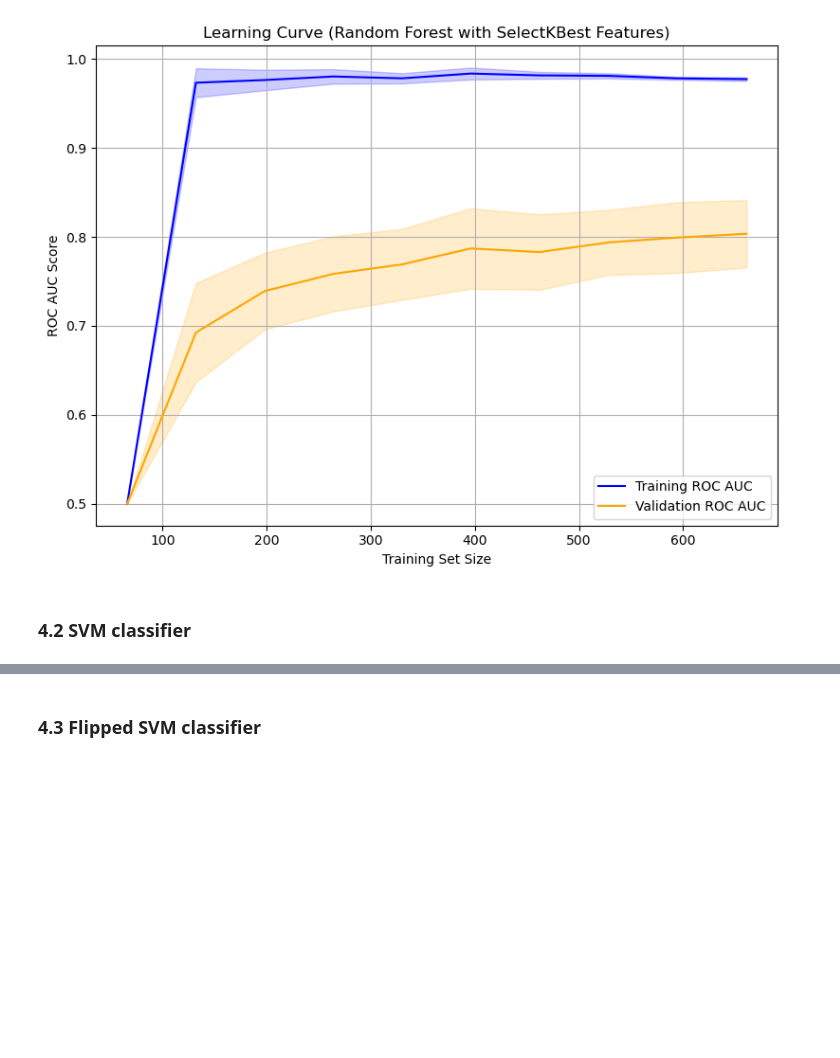
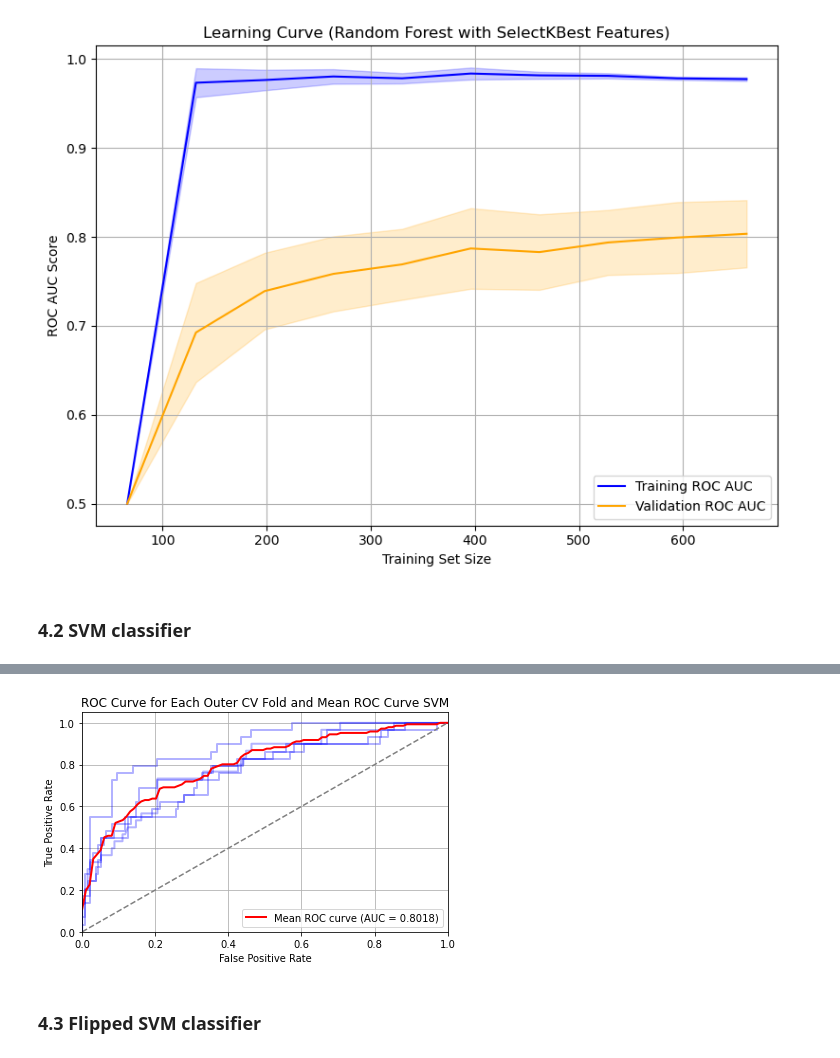
Before and after one commit to A-Bosselaar/TM10007-Machine-Learning-assignment, a Jupyter notebook: assignment_ecg.ipynb, the cells around one changed output, grey strips where cells are left out. Saved outputs shown, nothing was run; the diff lists cells and outputs as text; code cells hidden in the pictures; blank space fills up the shorter version.

Commit message:
Adding curves for the SVM classifiers

```diff
--- a/assignment_ecg.ipynb
+++ b/assignment_ecg.ipynb
@@ -946,9 +946,9 @@ def outer_cv_pipeline_svm(X, y, feature_selection_method, k_features=2100):
         # plt.tight_layout()
         # plt.show()
 
-        fpr, tpr, _ = roc_curve(y_test, svm_probs)
-        roc_auc_svm = auc(fpr, tpr)
-        roc_folds_svm.append((fpr, tpr, roc_auc_svm))
+        fpr_SVM, tpr_SVM, _ = roc_curve(y_test, svm_probs)
+        roc_auc_svm = auc(fpr_SVM, tpr_SVM)
+        roc_folds_svm.append((fpr_SVM, tpr_SVM, roc_auc_svm))
 
         precision_svm, recall_svm, _ = precision_recall_curve(y_test, svm_probs)
         pr_auc_svm = auc(recall_svm, precision_svm)
@@ -1009,3 +1011,29 @@ plt.show()
+# %%
+## ROC curve
+# Plot de ROC-curve voor elke fold met transparante lijnen
+for fpr, tpr, roc_auc in roc_folds_svm:
+    plt.plot(fpr, tpr, lw=2, alpha=0.3, color='blue')  # Transparante lijn voor elke fold
+
+# Bereken en plot de gemiddelde ROC-curve
+mean_fpr = np.linspace(0, 1, 100)
+mean_tpr = np.mean([np.interp(mean_fpr, fpr, tpr) for fpr, tpr, _ in roc_folds_svm], axis=0)
+mean_roc_auc = auc(mean_fpr, mean_tpr)
+plt.plot(mean_fpr, mean_tpr, color='red', lw=2, label=f'Mean ROC curve (AUC = {mean_roc_auc:.4f})')
+
+# Voeg de diagonale lijn toe
+plt.plot([0, 1], [0, 1], color='gray', linestyle='--')
+
+plt.xlim([0.0, 1.0])
+plt.ylim([0.0, 1.05])
+plt.xlabel('False Positive Rate')
+plt.ylabel('True Positive Rate')
+plt.title('ROC Curve for Each Outer CV Fold and Mean ROC Curve SVM')
+plt.legend(loc='lower right')
+plt.grid(True)
+plt.tight_layout()
+plt.show()
+# %% [output]
+[figure, added]
 # %% [markdown]
 ### 4.3 Flipped SVM classifier
 # %%
```
Also changed, not shown: parts of 6 cells of this notebook.
